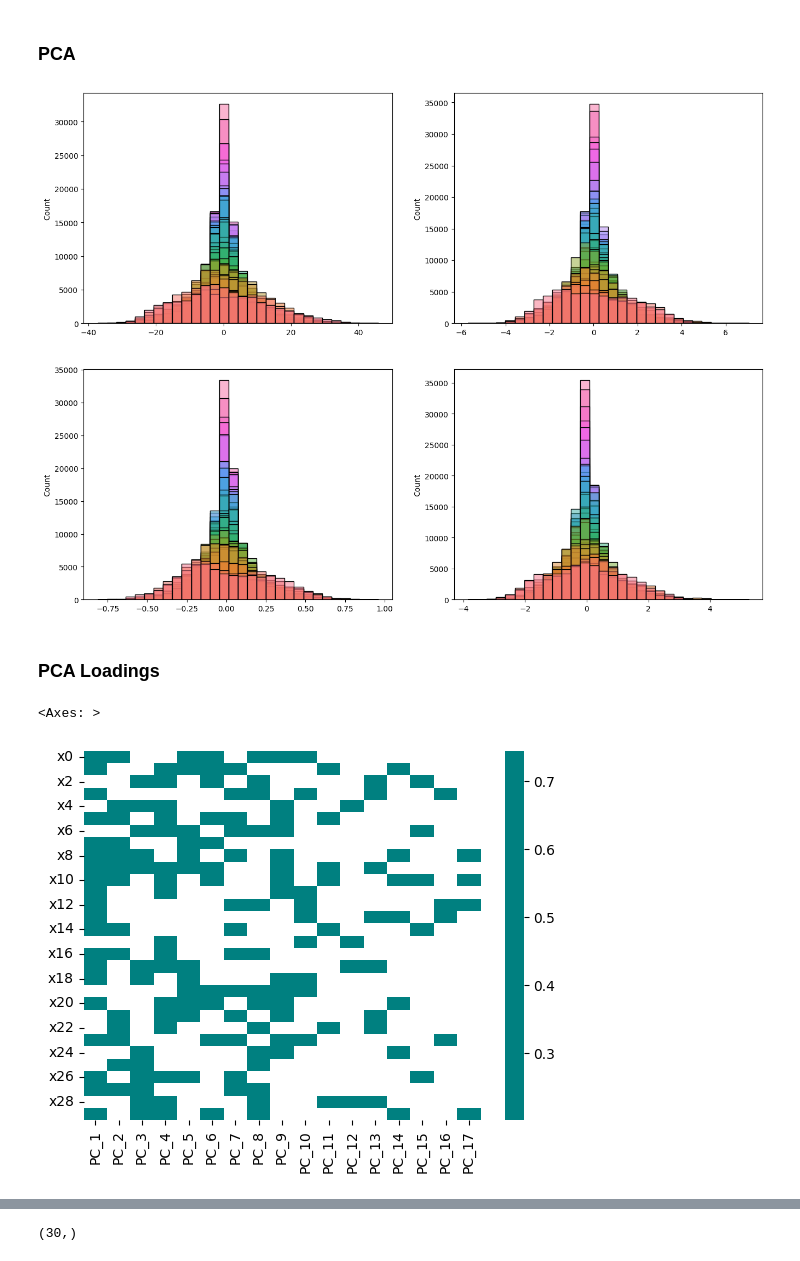
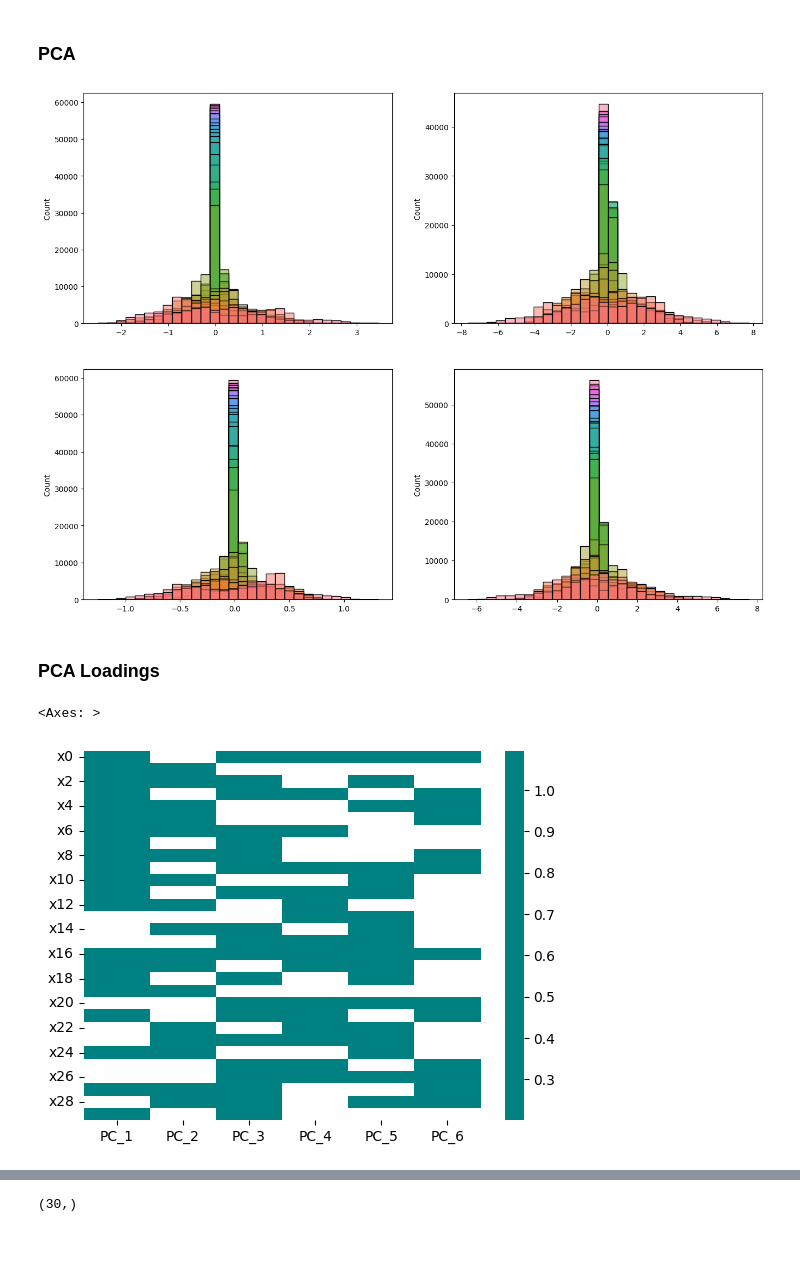
Before and after one commit to ahmadhatahet/runtime-monitoring, a Jupyter notebook: experiments/eda-lhl.ipynb, the cells around one changed output, grey strips where cells are left out. Drawn from its saved outputs; the diff is of its cells as text; code cells hidden in the pictures.

```diff
--- a/experiments/eda-lhl.ipynb
+++ b/experiments/eda-lhl.ipynb
@@ -17,13 +17,18 @@ base
 # %% [output]
 PosixPath('/home/ah19/runtime-monitoring')
 # %%
-DATASET = 'GTSRB'
+DATASET = 'MNIST'
 SEED = 42
 CUDA = 0
 GPU_NAME = f'cuda:{CUDA}'
 # %%
 # print available models
+model_names = []
 for i in (base / 'experiments' / DATASET / 'saved-models').iterdir():
     if i.name[:len(DATASET)] == DATASET:
-        print(i.name.replace(DATASET + '_', ''))
+        try: model_names.append(i.name.replace(DATASET + '_', ''))
+        except: continue
+
+model_names.sort(key=lambda x: int(x.split('-')[-1]))
+model_names
 # %% [output]
@@ -34,5 +36,5 @@ AdamW-32-80
 # %%
-POSTFIX = 'AdamW-32-30'
+POSTFIX = model_names[0]
 FILENAME_POSTFIX = f'{DATASET}_{POSTFIX}'
 # %%
 # disable warnings
@@ -204,11 +206,12 @@ for a in ax.flatten(): a.get_legend().remove()
 
 plt.show()
 # %% [output]
-[figure, old version]
+[figure, new version]
 # %% [markdown]
 ### PCA Loadings
 # %%
 var_thld = 0.9
+loadings_thld=0.2
 numNeurons = df_train_sample.shape[1]
 # %%
 num_component = sum(np.cumsum(pca_scale.explained_variance_ratio_).round(2) <= var_thld)
@@ -221,7 +224,7 @@ pca_scale_components = pd.DataFrame(
 
 pca_scale_loadings = (pca_scale_components * np.sqrt(pca_scale.explained_variance_[:num_component])).abs()
 # %%
-sns.heatmap(pca_scale_loadings, mask=pca_scale_loadings<0.2, cmap=['teal'])
+sns.heatmap(pca_scale_loadings, mask=pca_scale_loadings < loadings_thld, cmap=['teal'])
 # %% [output]
 <Axes: >
-[figure, old version]
+[figure, new version]
```
Also changed, not shown: parts of 24 cells of this notebook.
